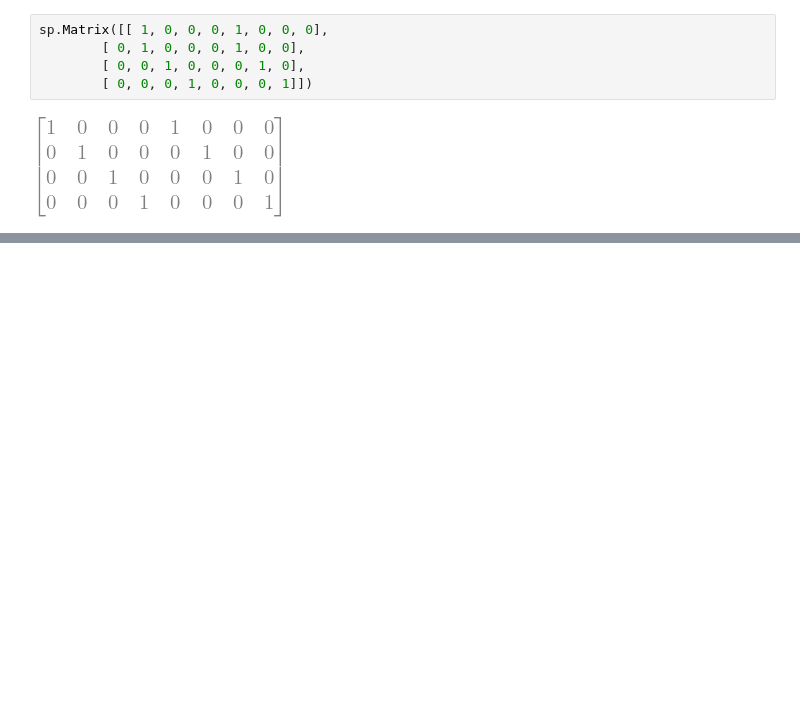
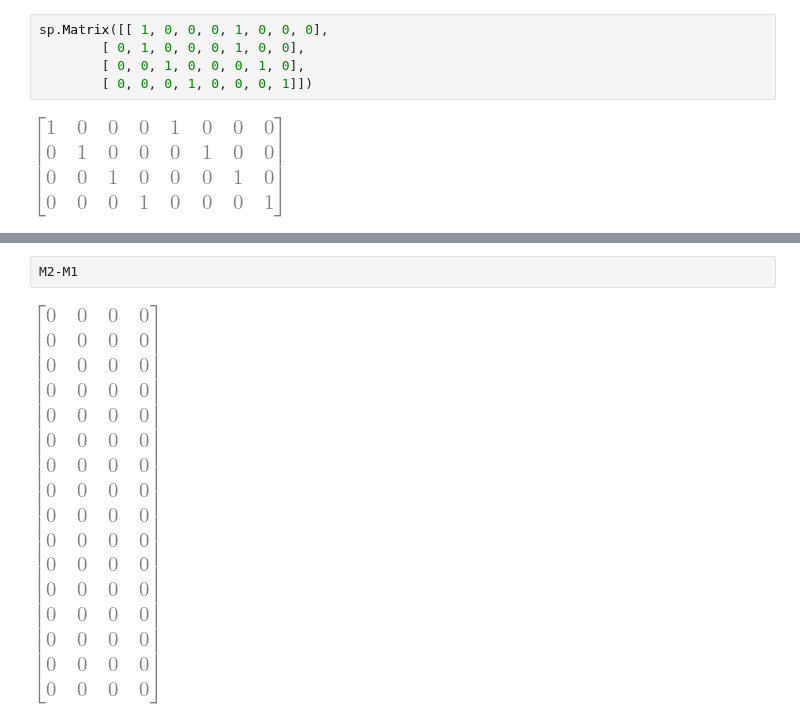
Before and after one commit to jbperin/hello-world, a Jupyter notebook: quantique/Simon.ipynb, the cells around one changed output, grey strips where cells are left out. Drawn from its saved outputs; the diff is of its cells as text; blank space fills up the shorter version.

```diff
--- a/quantique/Simon.ipynb
+++ b/quantique/Simon.ipynb
@@ -235,0 +293,4 @@ sp.Matrix([[ 1, 0, 0, 0, 1, 0, 0, 0],
+# %%
+M2-M1
+# %% [output]
+[figure, added]
```
Also changed, not shown: parts of 10 cells of this notebook.
